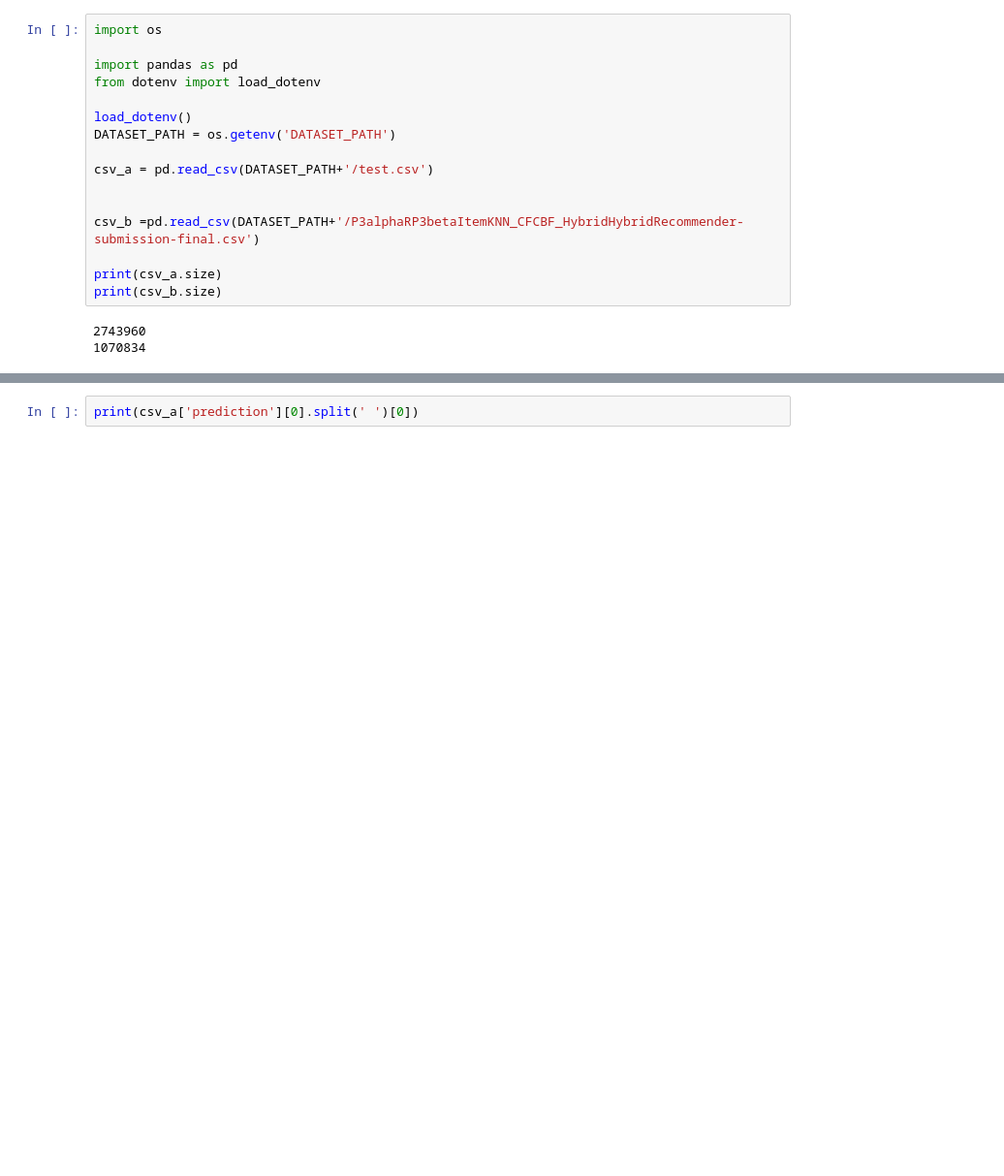
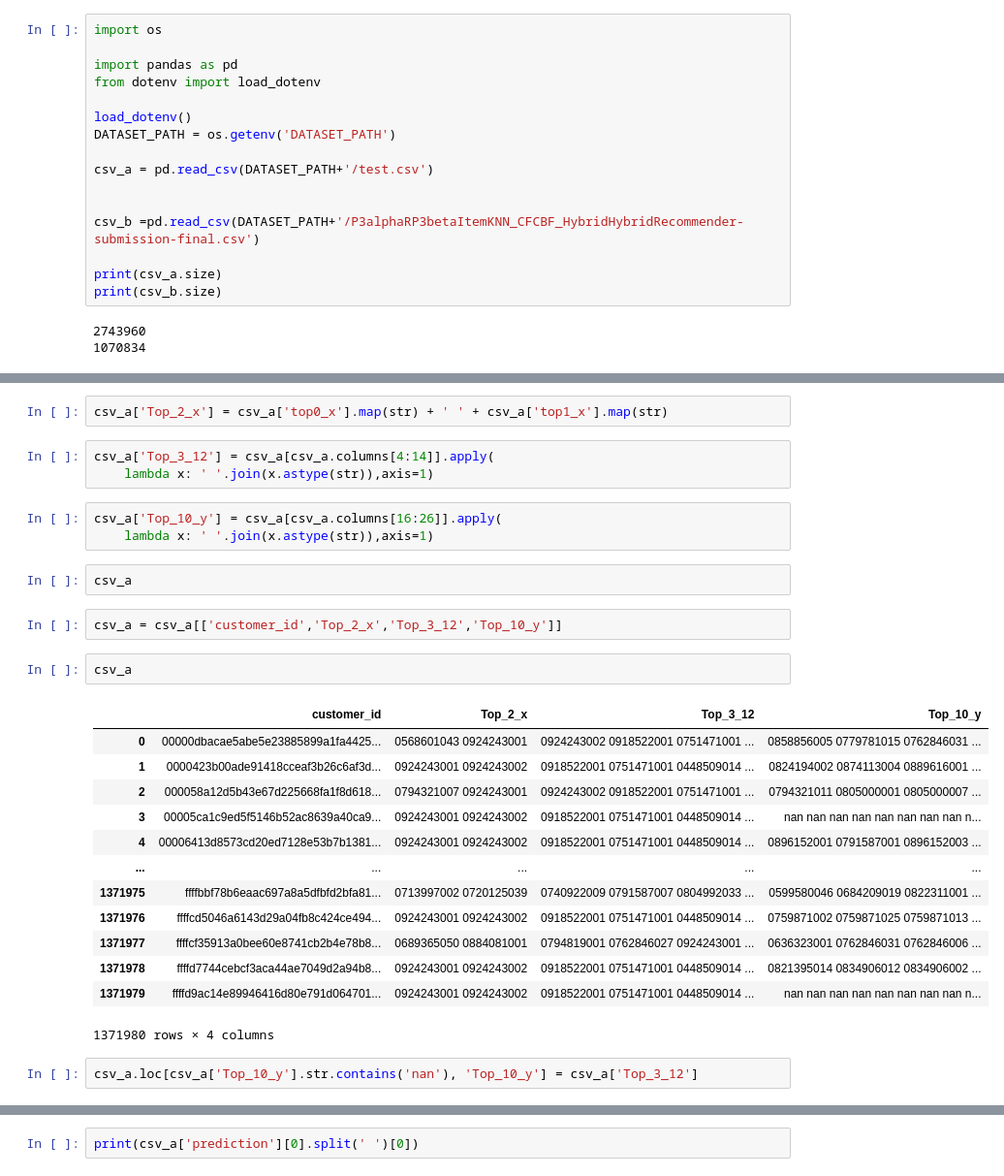
Before and after one commit to Vechus/h-m-recsys-competition, a Jupyter notebook: PersonalEDAFolder/list_combination.ipynb, the cells around one changed output, grey strips where cells are left out. Shown at 97% size. Saved outputs shown, nothing was run; the diff lists cells and outputs as text; blank space fills up the shorter version.

```diff
--- a/PersonalEDAFolder/list_combination.ipynb
+++ b/PersonalEDAFolder/list_combination.ipynb
@@ -19,0 +76,30 @@ print(csv_b.size)
+# %%
+csv_a['Top_2_x'] = csv_a['top0_x'].map(str) + ' ' + csv_a['top1_x'].map(str)
+# %%
+csv_a['Top_3_12'] = csv_a[csv_a.columns[4:14]].apply(
+    lambda x: ' '.join(x.astype(str)),axis=1)
+# %%
+csv_a['Top_10_y'] = csv_a[csv_a.columns[16:26]].apply(
+    lambda x: ' '.join(x.astype(str)),axis=1)
+# %%
+csv_a
+# %%
+csv_a = csv_a[['customer_id','Top_2_x','Top_3_12','Top_10_y']]
+# %%
+csv_a
+# %% [output]
+|  | customer_id | Top_2_x | Top_3_12 | Top_10_y |
+| 0 | 00000dbacae5abe5e23885899a1fa4425... | 0568601043 0924243001 | 0924243002 0918522001 0751471001 ... | 0858856005 0779781015 0762846031 ... |
+| 1 | 0000423b00ade91418cceaf3b26c6af3d... | 0924243001 0924243002 | 0918522001 0751471001 0448509014 ... | 0824194002 0874113004 0889616001 ... |
+| 2 | 000058a12d5b43e67d225668fa1f8d618... | 0794321007 0924243001 | 0924243002 0918522001 0751471001 ... | 0794321011 0805000001 0805000007 ... |
+| 3 | 00005ca1c9ed5f5146b52ac8639a40ca9... | 0924243001 0924243002 | 0918522001 0751471001 0448509014 ... | nan nan nan nan nan nan nan nan n... |
+| 4 | 00006413d8573cd20ed7128e53b7b1381... | 0924243001 0924243002 | 0918522001 0751471001 0448509014 ... | 0896152001 0791587001 0896152003 ... |
+| ... | ... | ... | ... | ... |
+| 1371975 | ffffbbf78b6eaac697a8a5dfbfd2bfa81... | 0713997002 0720125039 | 0740922009 0791587007 0804992033 ... | 0599580046 0684209019 0822311001 ... |
+| 1371976 | ffffcd5046a6143d29a04fb8c424ce494... | 0924243001 0924243002 | 0918522001 0751471001 0448509014 ... | 0759871002 0759871025 0759871013 ... |
+| 1371977 | ffffcf35913a0bee60e8741cb2b4e78b8... | 0689365050 0884081001 | 0794819001 0762846027 0924243001 ... | 0636323001 0762846031 0762846006 ... |
+| 1371978 | ffffd7744cebcf3aca44ae7049d2a94b8... | 0924243001 0924243002 | 0918522001 0751471001 0448509014 ... | 0821395014 0834906012 0834906002 ... |
+| 1371979 | ffffd9ac14e89946416d80e791d064701... | 0924243001 0924243002 | 0918522001 0751471001 0448509014 ... | nan nan nan nan nan nan nan nan n... |
+1371980 rows × 4 columns
+# %%
+csv_a.loc[csv_a['Top_10_y'].str.contains('nan'), 'Top_10_y'] = csv_a['Top_3_12']
```
Also changed, not shown: parts of 14 cells of this notebook, 1 other file.
